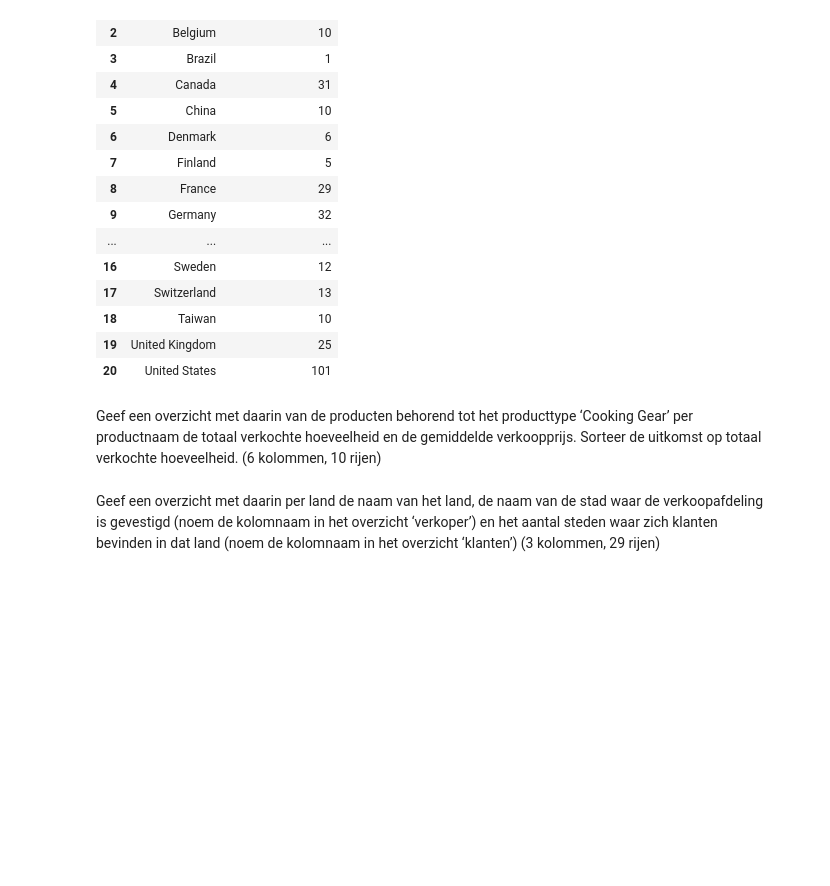
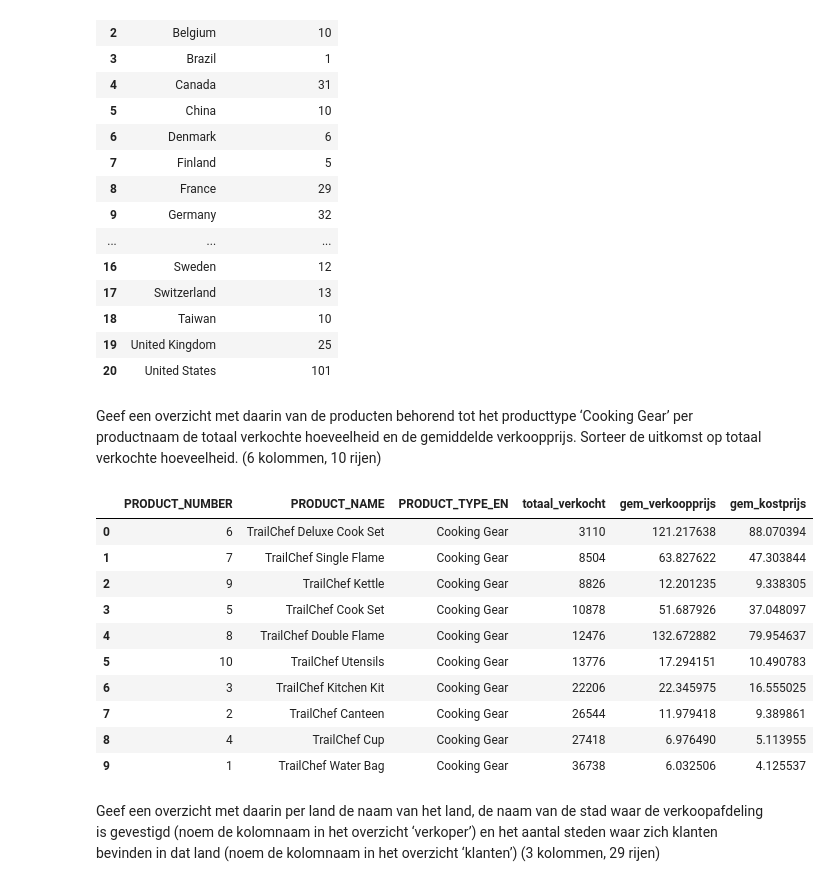
Before and after one commit to alex24106429/DEAI-Portfolio, a Jupyter notebook: week_1/werkcollege_2/Opdrachten_w1_wc2.ipynb, the cells around one changed output. Cells and saved outputs as stored; diff of their text form; code cells hidden in the pictures; blank space fills up the shorter version.

Commit message:
overzicht met daarin van de producten behorend tot het producttype ‘Cooking Gear’ per productnaam de totaal verkochte hoeveelheid en de gemiddelde verkoopprijs. Sorteer de uitkomst op totaal verkochte hoeveelheid

```diff
--- a/week_1/werkcollege_2/Opdrachten_w1_wc2.ipynb
+++ b/week_1/werkcollege_2/Opdrachten_w1_wc2.ipynb
@@ -404,6 +404,34 @@ pd.read_sql_query("""
 | 20 | United States | 101 |
 # %% [markdown]
 Geef een overzicht met daarin van de producten behorend tot het producttype ‘Cooking Gear’ per productnaam de totaal verkochte hoeveelheid en de gemiddelde verkoopprijs. Sorteer de uitkomst op totaal verkochte hoeveelheid. (6 kolommen, 10 rijen)
+# %%
+pd.read_sql_query("""
+    SELECT
+        p.PRODUCT_NUMBER,
+        p.PRODUCT_NAME,
+        pt.PRODUCT_TYPE_EN,
+        SUM(od.QUANTITY) as totaal_verkocht,
+        AVG(od.UNIT_SALE_PRICE) as gem_verkoopprijs,
+        AVG(od.UNIT_COST) as gem_kostprijs
+        FROM product p
+        JOIN product_type pt ON p.PRODUCT_TYPE_CODE = pt.PRODUCT_TYPE_CODE
+        JOIN order_details od ON p.PRODUCT_NUMBER = od.PRODUCT_NUMBER
+        WHERE pt.PRODUCT_TYPE_EN = 'Cooking Gear'
+        GROUP BY p.PRODUCT_NUMBER, p.PRODUCT_NAME, pt.PRODUCT_TYPE_EN
+        ORDER BY totaal_verkocht
+""", connection)
+# %% [output]
+|  | PRODUCT_NUMBER | PRODUCT_NAME | PRODUCT_TYPE_EN | totaal_verkocht | gem_verkoopprijs | gem_kostprijs |
+| 0 | 6 | TrailChef Deluxe Cook Set | Cooking Gear | 3110 | 121.217638 | 88.070394 |
+| 1 | 7 | TrailChef Single Flame | Cooking Gear | 8504 | 63.827622 | 47.303844 |
+| 2 | 9 | TrailChef Kettle | Cooking Gear | 8826 | 12.201235 | 9.338305 |
+| 3 | 5 | TrailChef Cook Set | Cooking Gear | 10878 | 51.687926 | 37.048097 |
+| 4 | 8 | TrailChef Double Flame | Cooking Gear | 12476 | 132.672882 | 79.954637 |
+| 5 | 10 | TrailChef Utensils | Cooking Gear | 13776 | 17.294151 | 10.490783 |
+| 6 | 3 | TrailChef Kitchen Kit | Cooking Gear | 22206 | 22.345975 | 16.555025 |
+| 7 | 2 | TrailChef Canteen | Cooking Gear | 26544 | 11.979418 | 9.389861 |
+| 8 | 4 | TrailChef Cup | Cooking Gear | 27418 | 6.976490 | 5.113955 |
+| 9 | 1 | TrailChef Water Bag | Cooking Gear | 36738 | 6.032506 | 4.125537 |
 # %% [markdown]
 Geef een overzicht met daarin per land de naam van het land, de naam van de stad waar de verkoopafdeling is gevestigd (noem de kolomnaam in het overzicht ‘verkoper’) en het aantal steden waar zich klanten bevinden in dat land (noem de kolomnaam in het overzicht ‘klanten’) (3 kolommen, 29 rijen)
 # %% [markdown]
```
